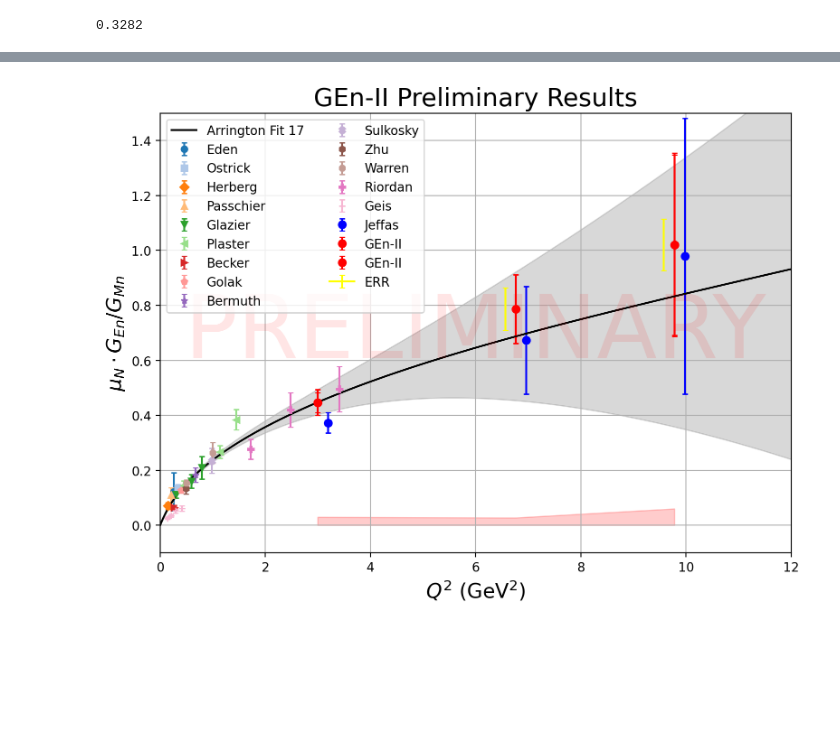
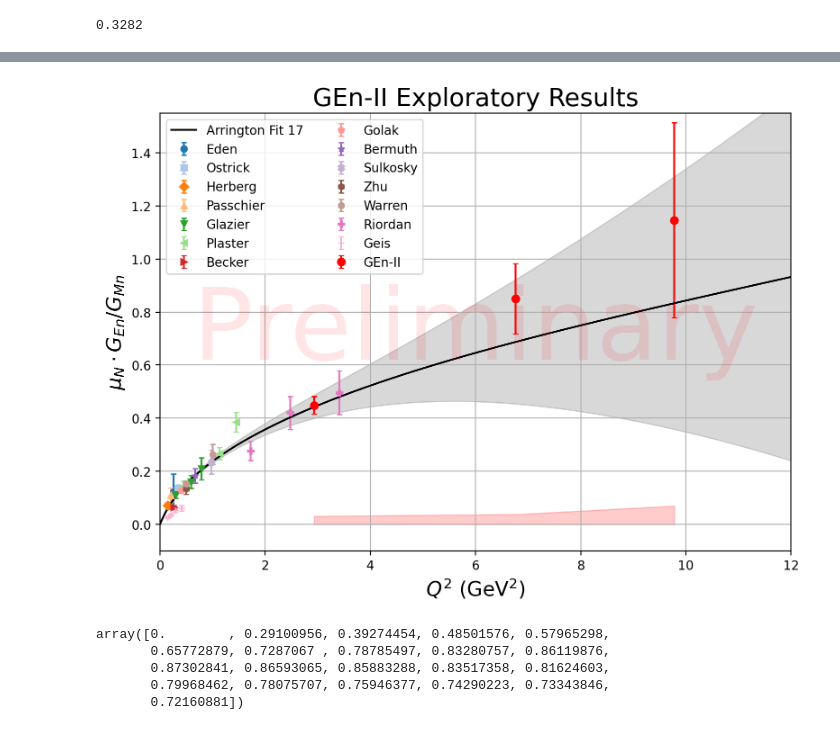
Before and after one commit to hp4xz/GEnAnalysis, a Jupyter notebook: analysis-pass2/Plot Results.ipynb, the cells around one changed output, grey strips where cells are left out. Drawn from its saved outputs; the diff is of its cells as text; code cells hidden in the pictures; blank space fills up the shorter version.

```diff
--- a/analysis-pass2/Plot Results.ipynb
+++ b/analysis-pass2/Plot Results.ipynb
@@ -31,7 +31,7 @@ import importlib
 # %% [output]
 Welcome to JupyROOT 6.26/06
 # %%
-muN=-1.91
+muN=-1.913
 # %%
 import pandas as pd
 
@@ -253,14 +254,14 @@ RatFit, RatFitE = eprop(GEGD, GEGDE, GMGD, GMGDE)
 
 # Load world data
 df = pd.read_csv("../DB/GEn_World_Data.csv")
-mu_n = 1.91
+mu_n = 1.913
 
 # Setup plot
 fig, ax = plt.subplots(figsize=(8, 6), dpi=200)
 from matplotlib.cm import get_cmap
 
 # Watermark and labels
-ax.text(0.5, 0.5, 'PRELIMINARY', fontsize=70, color='red',
+ax.text(0.5, 0.5, 'Preliminary', fontsize=80, color='red',
         ha='center', va='center', alpha=0.1, transform=ax.transAxes)
 experiments = df["Experiment"].unique()
 
@@ -286,14 +287,14 @@ for exp in experiments:
 #             fmt='o', color='blue',capsize=2)
 
 
-
-plt.errorbar(GEN4["Q2"]+.2, Sk4, yerr=(Sk4stat),
+#seans
+"""plt.errorbar(GEN4["Q2"]+.2, Sk4, yerr=(Sk4stat),
              fmt='o', color='blue',capsize=2,label="Jeffas")
 plt.errorbar(GEN3["Q2"]+.2, Sk3, yerr=(Sk3stat),
              fmt='o', color='blue',capsize=2)
 plt.errorbar(GEN2["Q2"]+.2, Sk2, yerr=(Sk2stat),
              fmt='o', color='blue',capsize=2)
-
+"""
 
 
 
@@ -304,34 +305,45 @@ plt.errorbar(GEN3["Q2"], 0, yerr=(Sk3sys),
 plt.errorbar(GEN2["Q2"], 0, yerr=(Sk2sys),
              fmt='o', color='blue',capsize=2)"""
 
-plt.errorbar(GEN2["Q2"], GEN2["GE/GM * muN"], yerr=(GEN2["GE/GM_stat_error"]**2+GEN2["GE/GM_sys_error"]**2)**(1/2),
-             fmt='o', color='red', label='GEn-II',capsize=2)
-plt.errorbar(GEN3["Q2"], GEN3["GE/GM * muN"], yerr=(GEN3["GE/GM_stat_error"]**2+GEN3["GE/GM_sys_error"]**2)**(1/2),
-             fmt='o', color='red',capsize=2)
-plt.errorbar(GEN4["Q2"], GEN4["GE/GM * muN"], yerr=(GEN4["GE/GM_stat_error"]**2+GEN4["GE/GM_sys_error"]**2)**(1/2),
+#plt.errorbar(GEN2["Q2"], GEN2["GE/GM * muN"], yerr=(GEN2["GE/GM_stat_error"]**2+GEN2["GE/GM_sys_error"]**2)**(1/2),
+ #            fmt='o', color='red', label='GEn-II',capsize=2)
+#plt.errorbar(GEN3["Q2"], GEN3["GE/GM * muN"], yerr=(GEN3["GE/GM_stat_error"]**2+GEN3["GE/GM_sys_error"]**2)**(1/2),
+#             fmt='o', color='red',capsize=2)
+#plt.errorbar(GEN4["Q2"]-.02, GEN4["GE/GM * muN"], yerr=(GEN4["GE/GM_stat_error"]**2+GEN4["GE/GM_sys_error"]**2)**(1/2),
+#             fmt='o', color='red',capsize=2,alpha=1)
+
+#MYRESULT
+plt.errorbar(GEN2["Q2"], GEN2["GE/GM * muN"], yerr=(GEN2["GE/GM_stat_error"]),
+             fmt='o', color='red',capsize=2,label="GEn-II")
+plt.errorbar(GEN3Method5["Q2"], GEN3Method5["GE/GM * muN"], yerr=(GEN3Method5["GE/GM_stat_error"]),
+            fmt='o', color='red',capsize=2)
+plt.errorbar(GEN4Method5["Q2"], GEN4Method5["GE/GM * muN"], yerr=(GEN4Method5["GE/GM_stat_error"]),
              fmt='o', color='red',capsize=2,alpha=1)
 
-plt.errorbar(GEN2["Q2"], GEN2["GE/GM * muN"], yerr=(GEN2["GE/GM_stat_error"]),
+"""plt.errorbar(GEN4Method5["Q2"]-.2, GEN4Method5["GE/GM * muN"], yerr=(.0938),
+              color='yellow',capsize=2,label="ERR")
+plt.errorbar(GEN3Method5["Q2"]-.2, GEN3Method5["GE/GM * muN"], yerr=(.0769),
+              color='yellow',capsize=2) """
+#zerod out
+"""plt.errorbar(GEN2["Q2"], 0, yerr=(GEN2["GE/GM_stat_error"]),
              fmt='o', color='red',capsize=2,label="GEn-II")
-#plt.errorbar(GEN3["Q2"], GEN3["GE/GM * muN"], yerr=(GEN3["GE/GM_stat_error"]),
-#             fmt='o', color='red',capsize=2)
-plt.errorbar(GEN4["Q2"], GEN4["GE/GM * muN"], yerr=(GEN4["GE/GM_stat_error"]),
-             fmt='o', color='red',capsize=2,alpha=1)
+plt.errorbar(GEN3Method5["Q2"], 0, yerr=(GEN3Method5["GE/GM_stat_error"]),
+            fmt='o', color='red',capsize=2)
+plt.errorbar(GEN4Method5["Q2"], 0, yerr=(GEN4Method5["GE/GM_stat_error"]),
+             fmt='o', color='red',capsize=2,alpha=1)"""
+"""plt.errorbar(GEN4Method5["Q2"]-.2,0, yerr=(.0938),
+              color='blue',capsize=2,label="ERR")
+plt.errorbar(GEN3Method5["Q2"]-.2, 0, yerr=(.0769),
+              color='blue',capsize=2)
+"""
 
 
 
 
 
 
-plt.errorbar(GEN4["Q2"]-.2, GEN4["GE/GM * muN"], yerr=(.0938),
-              color='yellow',capsize=2,label="ERR")
-plt.errorbar(GEN3["Q2"]-.2, GEN3["GE/GM * muN"], yerr=(.0769),
-              color='yellow',capsize=2)
-
-
-
-
-"""plt.errorbar(GEN2["Q2"], 0, yerr=(GEN2["GE/GM_sys_error"]),
+"""
+plt.errorbar(GEN2["Q2"], 0, yerr=(GEN2["GE/GM_sys_error"]),
             color='red',capsize=2)
 plt.errorbar(GEN3["Q2"], 0, yerr=(GEN3["GE/GM_sys_error"]),
             color='red',capsize=2)
@@ -362,37 +374,37 @@ sys_errs = np.array([
 
 sys_errs = np.array([
     GEN2["GE/GM_sys_error"],
-    GEN3["GE/GM_sys_error"],
-    GEN4["GE/GM_sys_error"]
+    GEN3Method5["GE/GM_sys_error"],
+    GEN4Method5["GE/GM_sys_error"]
 ])
 q_vals = np.array([
     GEN2["Q2"],
     GEN3["Q2"],
     GEN4["Q2"]
 ])
 # Fill between ± half the systematic uncertainty
 plt.fill_between(q_vals,
                  central_vals ,
                  central_vals +   sys_errs,
                  color='red', alpha=0.2)
 
 
 
 # Plot fit and shaded error band
 ax.plot(Q2t, RatFit, color='black', label='Arrington Fit 17')
 ax.fill_between(Q2t, RatFit - RatFitE, RatFit + RatFitE, color='gray', alpha=0.3)
 
 
 ax.set_xlim(0, 12)
-ax.set_ylim(-0.1, 1.5)
+ax.set_ylim(-0.1, 1.55)
 ax.grid(True)
 ax.set_xlabel('$Q^2$ (GeV$^2$)', fontsize=16)
 ax.set_ylabel(r'$\mu_N \cdot G_{En} / G_{Mn}$', fontsize=16)
-ax.set_title('GEn-II Preliminary Results', fontsize=20)
+ax.set_title('GEn-II Exploratory Results', fontsize=20)
 ax.legend(loc='upper left', fontsize=10, ncol=2)
 #plt.yscale("log")
 plt.tight_layout()
 plt.savefig("PrelimResults.pdf")
 plt.show()
 # %% [output]
-[figure, old version]
+[figure, new version]
@@ -398,0 +436,8 @@ plt.show()
+# %%
+diehlval
+# %% [output]
+array([0.        , 0.29100956, 0.39274454, 0.48501576, 0.57965298,
+       0.65772879, 0.7287067 , 0.78785497, 0.83280757, 0.86119876,
+       0.87302841, 0.86593065, 0.85883288, 0.83517358, 0.81624603,
+       0.79968462, 0.78075707, 0.75946377, 0.74290223, 0.73343846,
+       0.72160881])
```
Also changed, not shown: parts of 29 cells of this notebook, 48 other files.
